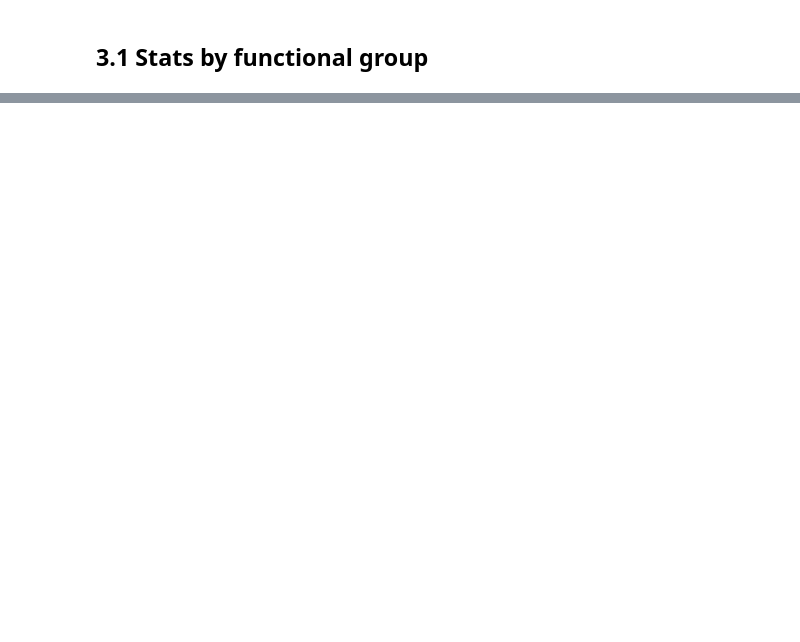
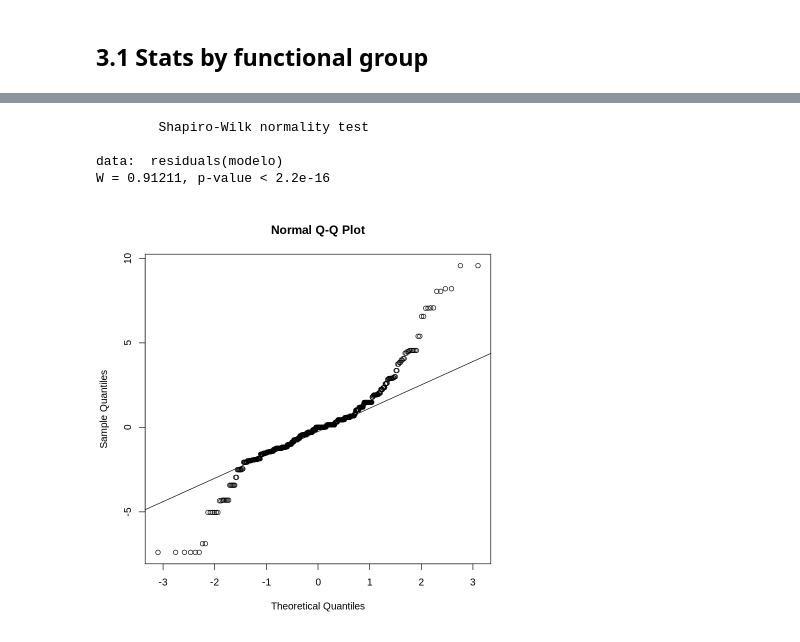
Before and after one commit to maurope/lmf, a Jupyter notebook: notebooks/2026/2026_07_15_R_lmf_stats_report_1.ipynb, the cells around one changed output, grey strips where cells are left out. Cells and saved outputs as stored; diff of their text form; code cells hidden in the pictures; blank space fills up the shorter version.

```diff
--- a/notebooks/2026/2026_07_15_R_lmf_stats_report_1.ipynb
+++ b/notebooks/2026/2026_07_15_R_lmf_stats_report_1.ipynb
@@ -82,0 +208,6 @@ A tibble: 3 × 11
+# %%
+# Star grass dataframe
+star_grass <- gas_raw %>%
+  filter(id_lab == "F25-0008")
+
+head(star_grass)
@@ -82,0 +226,6 @@ A tibble: 3 × 11
+# %%
+# Anova for one variable
+cat('Anova for net_gas_8h_ml')
+cat("\n==========================\n")
+modelo <- lm(net_gas_8h_ml ~ factor(batch), data = star_grass)
+anova(modelo)
@@ -82,0 +240,12 @@ A tibble: 3 × 11
+# %%
+shapiro.test(residuals(modelo))
+# %% [output]
+        Shapiro-Wilk normality test
+
+data:  residuals(modelo)
+W = 0.91211, p-value < 2.2e-16
+# %%
+qqnorm(residuals(modelo))
+qqline(residuals(modelo))
+# %% [output]
+[figure, added]
```
Also changed, not shown: parts of 24 cells of this notebook, 7 other files.
